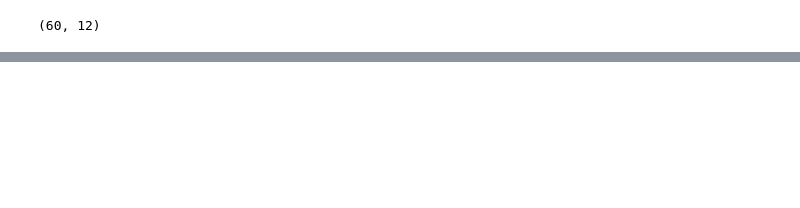
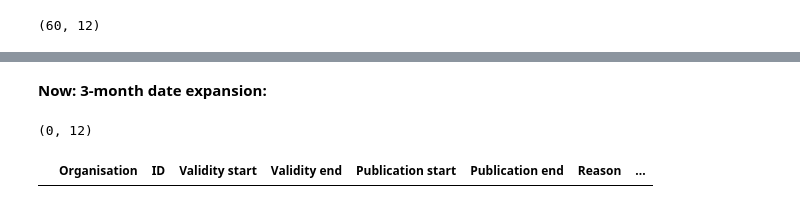
Before and after one commit to ManjilDadaa/Big_Data_Programming_Project_ST5011_CEM-, a Jupyter notebook: notebooks/01_data_exploration.ipynb, the cells around one changed output, grey strips where cells are left out. Saved outputs shown, nothing was run; the diff lists cells and outputs as text; code cells hidden in the pictures; blank space fills up the shorter version.

```diff
--- a/notebooks/01_data_exploration.ipynb
+++ b/notebooks/01_data_exploration.ipynb
@@ -47,0 +178,19 @@ wyca_disruptions.head()
+# %% [markdown]
+**Now: 3-month date expansion:**
+# %%
+wyca_disruptions['Validity start'] = pd.to_datetime(wyca_disruptions['Validity start'], errors='coerce', utc=True)
+wyca_disruptions['Validity end'] = pd.to_datetime(wyca_disruptions['Validity end'], errors='coerce', utc=True)
+
+window_start = pd.Timestamp("2026-04-01", tz="UTC")
+window_end = pd.Timestamp("2026-06-30", tz="UTC")
+
+scoped_disruptions = wyca_disruptions[
+    (wyca_disruptions['Validity start'] <= window_end) &
+    ((wyca_disruptions['Validity end'].isna()) | (wyca_disruptions['Validity end'] >= window_start))
+].copy()
+
+print(scoped_disruptions.shape)
+scoped_disruptions.head(10)
+# %% [output]
+(0, 12)
+|  | Organisation | ID | Validity start | Validity end | Publication start | Publication end | Reason | ... |
```
Also changed, not shown: parts of 13 cells of this notebook.
